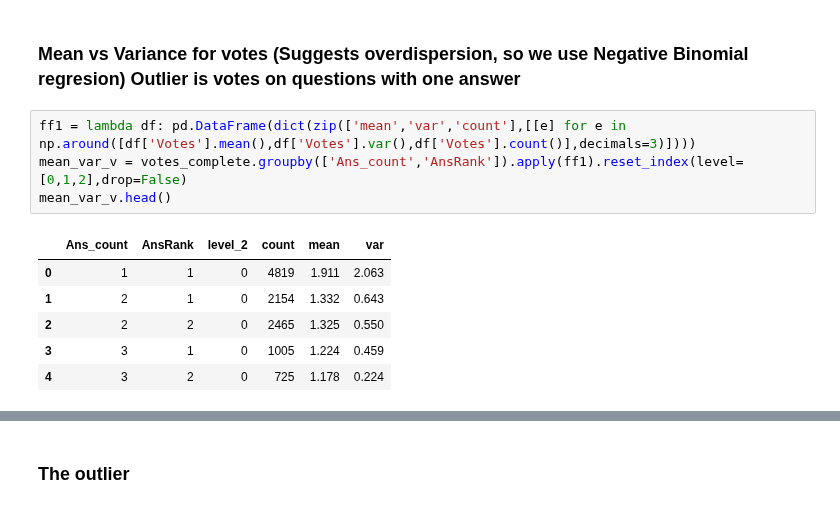
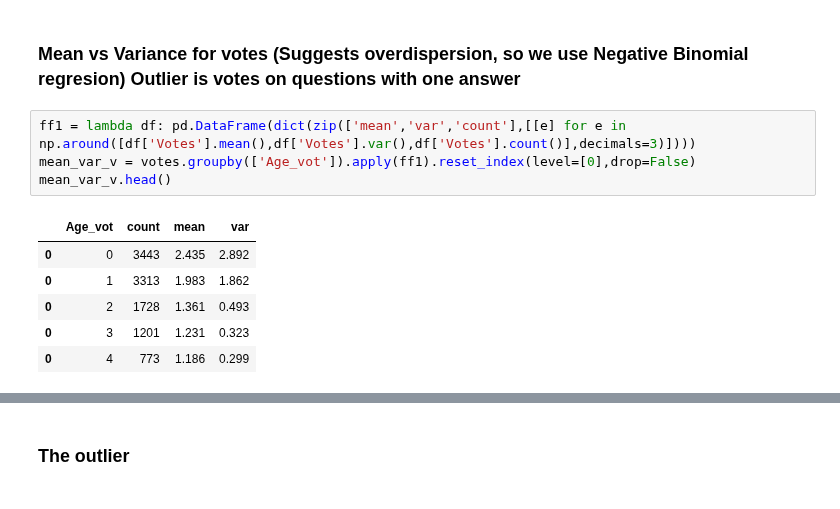
Before and after one commit to JoelDan192/Predictive-model-for-the-voting-system-in-SE-network, a Jupyter notebook: spanish_site/ExploratoryPlotsByGroups.ipynb, the cells around one changed output, grey strips where cells are left out. Saved outputs shown, nothing was run; the diff lists cells and outputs as text.

```diff
--- a/spanish_site/ExploratoryPlotsByGroups.ipynb
+++ b/spanish_site/ExploratoryPlotsByGroups.ipynb
@@ -66,12 +66,12 @@ rev_age_groups = {age_groups[(d1,d2)]:"%d to %d days"%(d1,d2) for d1,d2 in age_g
 ### Mean vs Variance for votes (Suggests overdispersion, so we use Negative Binomial regresion) Outlier is votes on questions with one answer
 # %%
 ff1 = lambda df: pd.DataFrame(dict(zip(['mean','var','count'],[[e] for e in np.around([df['Votes'].mean(),df['Votes'].var(),df['Votes'].count()],decimals=3)])))
-mean_var_v = votes_complete.groupby(['Ans_count','AnsRank']).apply(ff1).reset_index(level=[0,1,2],drop=False)
+mean_var_v = votes.groupby(['Age_vot']).apply(ff1).reset_index(level=[0],drop=False)
 mean_var_v.head()
 # %% [output]
-|  | Ans_count | AnsRank | level_2 | count | mean | var |
-| 0 | 1 | 1 | 0 | 4819 | 1.911 | 2.063 |
-| 1 | 2 | 1 | 0 | 2154 | 1.332 | 0.643 |
-| 2 | 2 | 2 | 0 | 2465 | 1.325 | 0.550 |
-| 3 | 3 | 1 | 0 | 1005 | 1.224 | 0.459 |
-| 4 | 3 | 2 | 0 | 725 | 1.178 | 0.224 |
+|  | Age_vot | count | mean | var |
+| 0 | 0 | 3443 | 2.435 | 2.892 |
+| 0 | 1 | 3313 | 1.983 | 1.862 |
+| 0 | 2 | 1728 | 1.361 | 0.493 |
+| 0 | 3 | 1201 | 1.231 | 0.323 |
+| 0 | 4 | 773 | 1.186 | 0.299 |
```
Also changed, not shown: parts of 2 cells of this notebook, 2 other files.
